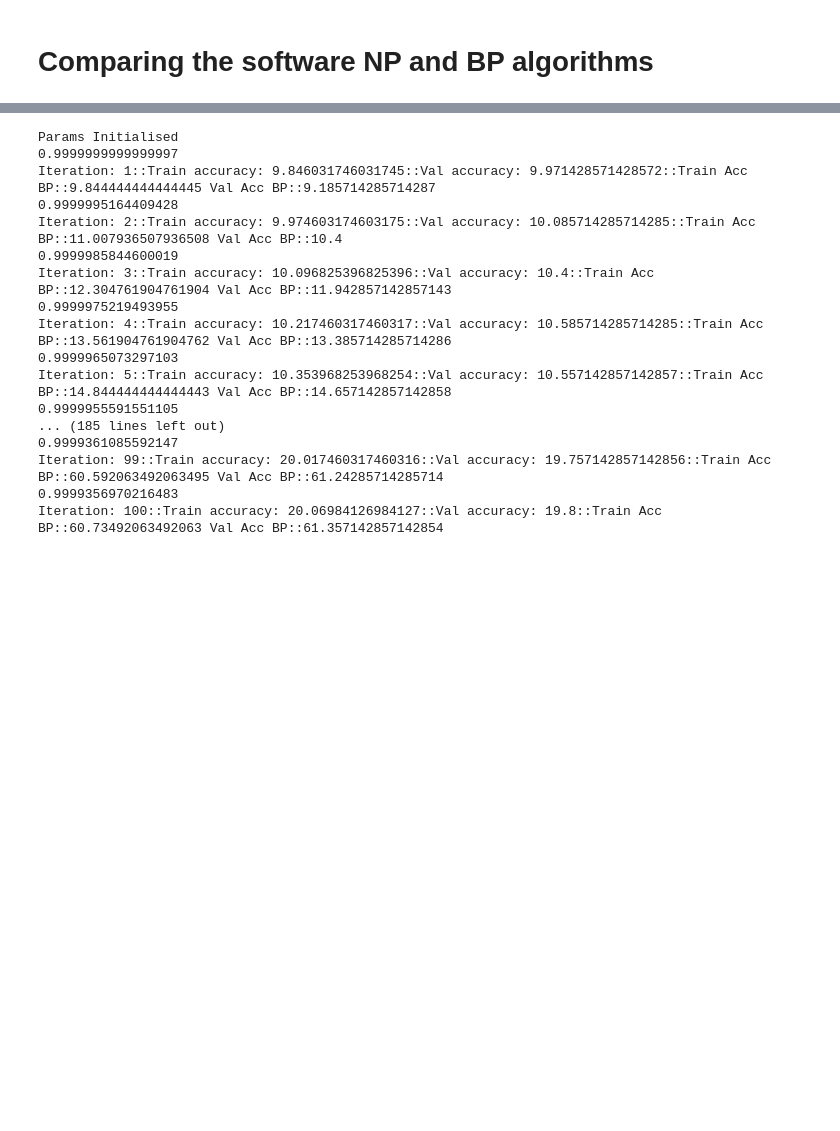
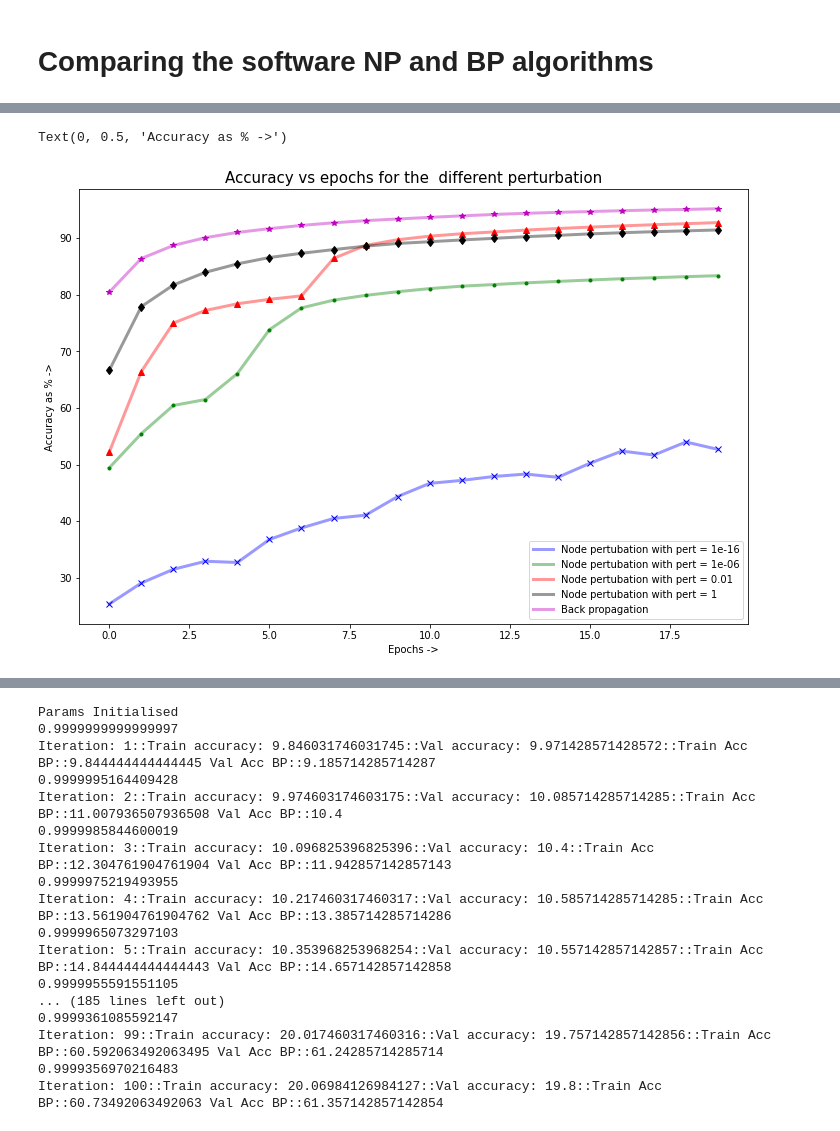
Before and after one commit to Rohit01-zoey/Perturbation-techniques-in-CNNs, a Jupyter notebook: code/mnistNodePert.ipynb, the cells around one changed output, grey strips where cells are left out. Saved outputs shown, nothing was run; the diff lists cells and outputs as text; code cells hidden in the pictures; blank space fills up the shorter version.

```diff
--- a/code/mnistNodePert.ipynb
+++ b/code/mnistNodePert.ipynb
@@ -1532 +1571,23 @@ KeyboardInterrupt:
+# %%
+format = ['bx', 'g.', 'r^', 'kd']
+col = ['b', 'g', 'r', 'k']
+leg = []
+plt.figure(figsize=(12,8))
+for _ in range(len(perturbation)):
+    plt.plot(trainNPList[_], col[_], linewidth=3,alpha=0.4)
+plt.plot(trainBPList[0], 'm', linewidth=3,alpha=0.4)
+for _ in range(len(perturbation)):
+    leg.append(f"Node pertubation with pert = {perturbation[_]}")
+    plt.plot(trainNPList[_], format[_])
+    #plt.plot(trainNPList[_], col[_], linewidth=5,alpha=0.3)
+plt.plot(trainBPList[0], 'm*')
+leg.append("Back propagation")
+plt.legend(leg)
+
+plt.title("Accuracy vs epochs for the  different perturbation", size=15)
+plt.xlabel("Epochs ->", size=10)
+plt.ylabel("Accuracy as % ->", size = 10)
+# %% [output]
+Text(0, 0.5, 'Accuracy as % ->')
+[figure, added]
 # %%
```
Also changed, not shown: parts of 7 cells of this notebook.
